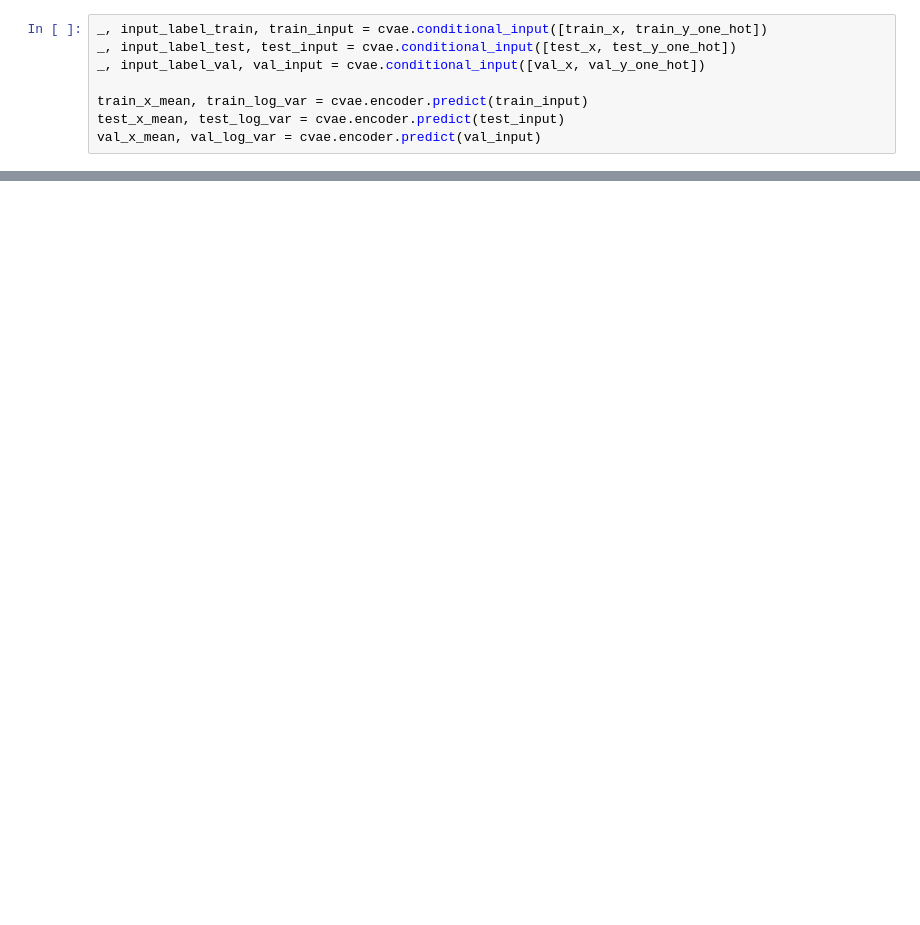
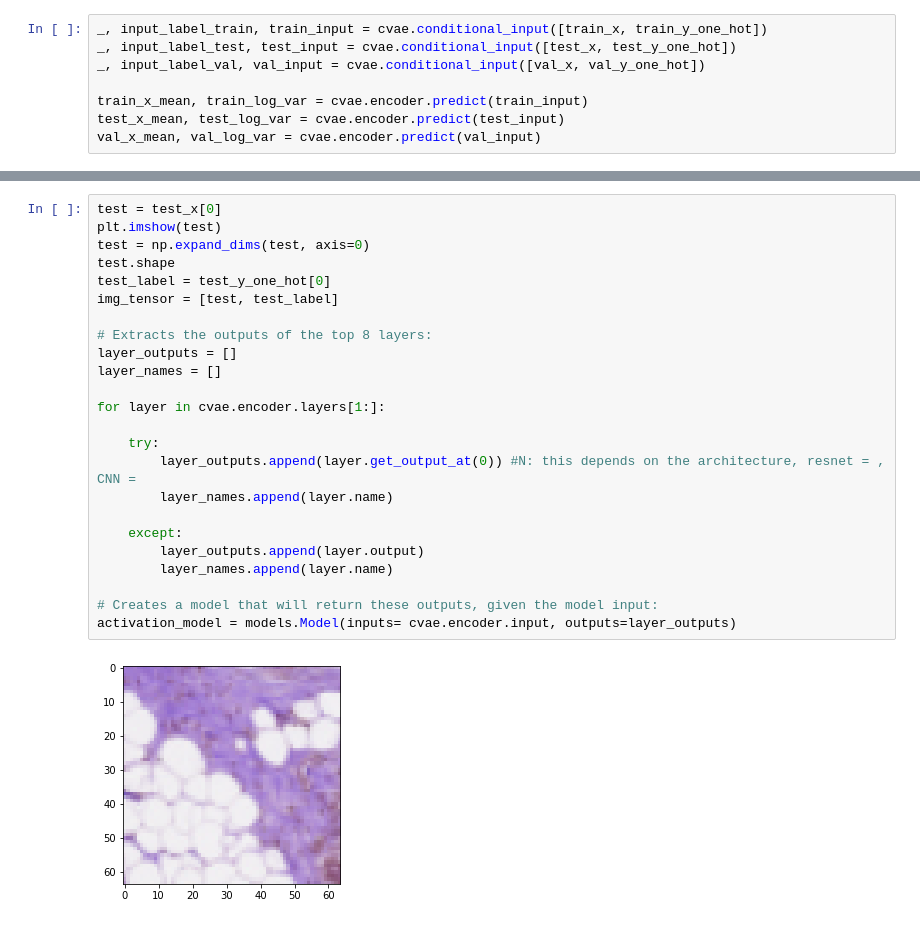
Before and after one commit to nderus/H-VAE, a Jupyter notebook: train.ipynb, the cells around one changed output, grey strips where cells are left out. Drawn from its saved outputs; the diff is of its cells as text; blank space fills up the shorter version.

```diff
--- a/train.ipynb
+++ b/train.ipynb
@@ -126,0 +273,26 @@ plt.cm.tab10
+# %%
+test = test_x[0]
+plt.imshow(test)
+test = np.expand_dims(test, axis=0)
+test.shape
+test_label = test_y_one_hot[0]
+img_tensor = [test, test_label]
+
+# Extracts the outputs of the top 8 layers:
+layer_outputs = []
+layer_names = []
+
+for layer in cvae.encoder.layers[1:]:
+
+    try:
+        layer_outputs.append(layer.get_output_at(0)) #N: this depends on the architecture, resnet = , CNN =
+        layer_names.append(layer.name)
+
+    except:
+        layer_outputs.append(layer.output)
+        layer_names.append(layer.name)
+
+# Creates a model that will return these outputs, given the model input:
+activation_model = models.Model(inputs= cvae.encoder.input, outputs=layer_outputs)
+# %% [output]
+[figure, added]
```
Also changed, not shown: parts of 17 cells of this notebook, 4 other files.
